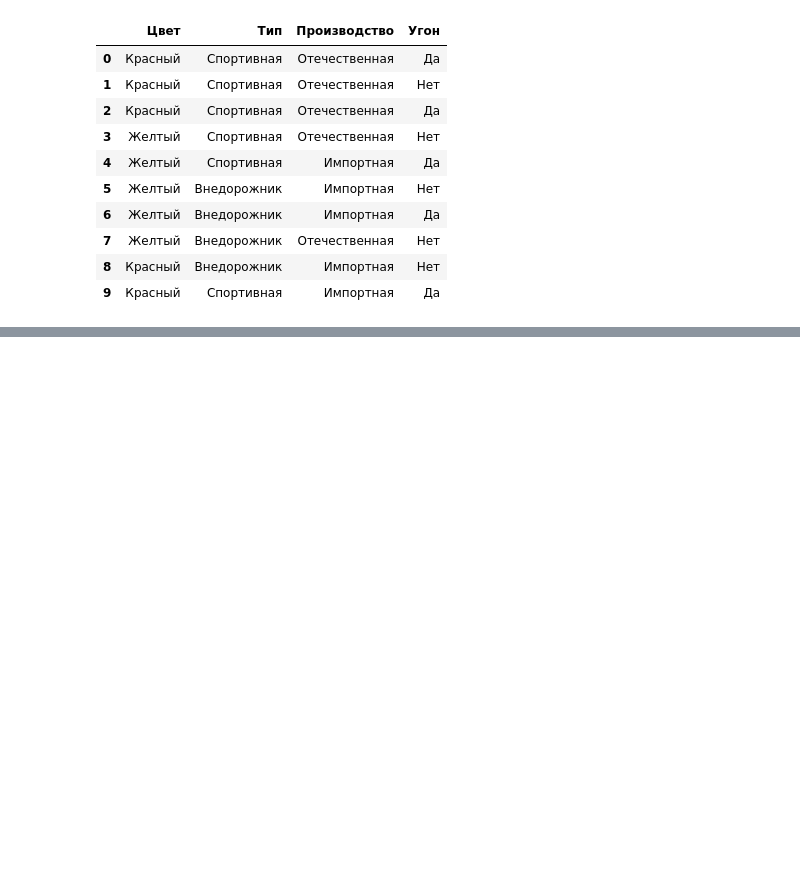
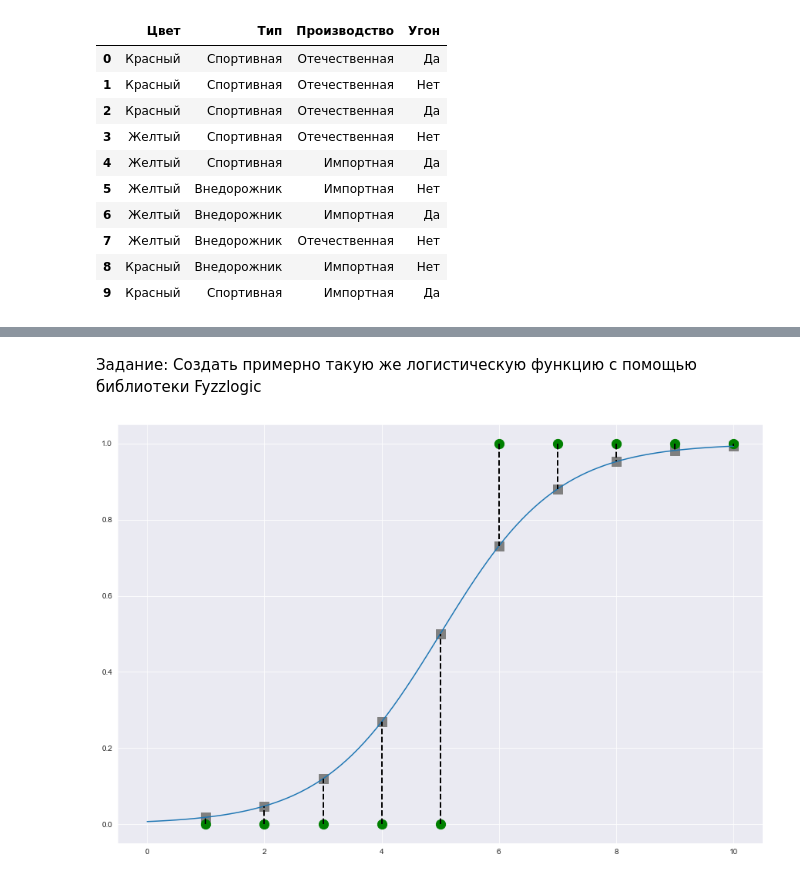
Before and after one commit to Genia163/AI-system, a Jupyter notebook: Naive Bayes.ipynb, the cells around one changed output, grey strips where cells are left out. Saved outputs shown, nothing was run; the diff lists cells and outputs as text; code cells hidden in the pictures; blank space fills up the shorter version.

```diff
--- a/Naive Bayes.ipynb
+++ b/Naive Bayes.ipynb
@@ -56,0 +167,17 @@ FileNotFoundError: [Errno 2] No such file or directory: 'trainset1.xls'
+# %% [markdown]
+Задание: Создать примерно такую же логистическую функцию с помощью библиотеки Fyzzlogic
+# %%
+from fuzzylogic.classes import  Domain
+import matplotlib.pyplot as plt
+from fuzzylogic.functions import sigmoid
+fig = plt.figure(figsize=(15,10)) # размер графика
+T = Domain("test", 0, 10, res=0.1)
+X_test = np.linspace(1,10,10)
+T.sigmoid = sigmoid(1,1,5) # sigmoid(L, k, x0) f(x) = L / (1 + e^(-k*(x-x0))) L - Высота функции, k - крутизна, x0 центр сигмоида
+T.sigmoid.plot(label = 'X')
+for i in range(len(X_test)):
+    plt.scatter(X_test[i],T.sigmoid(X_test[i]),color = 'grey',s=150,marker="s")
+    plt.scatter(X_test[i], 1 if T.sigmoid(X_test[i])>0.5 else 0,color = 'green',s=150,marker="o")
+    plt.vlines(X_test[i], 1 if T.sigmoid(X_test[i])>0.5 else 0 , T.sigmoid(X_test[i]), color='black', linewidth=2, linestyles='dashed')
+# %% [output]
+[figure, added]
```
Also changed, not shown: parts of 15 cells of this notebook, 1 other file.
